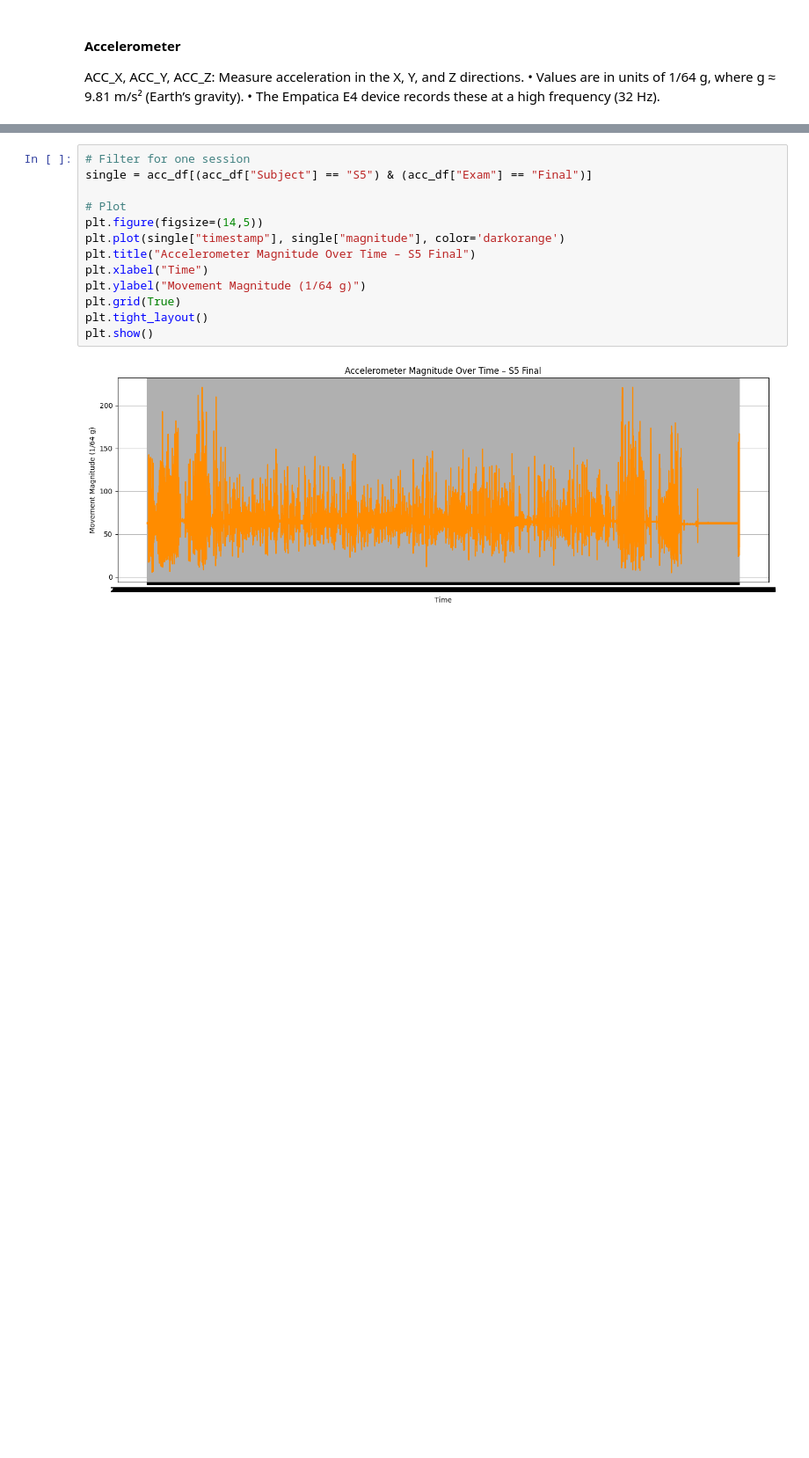
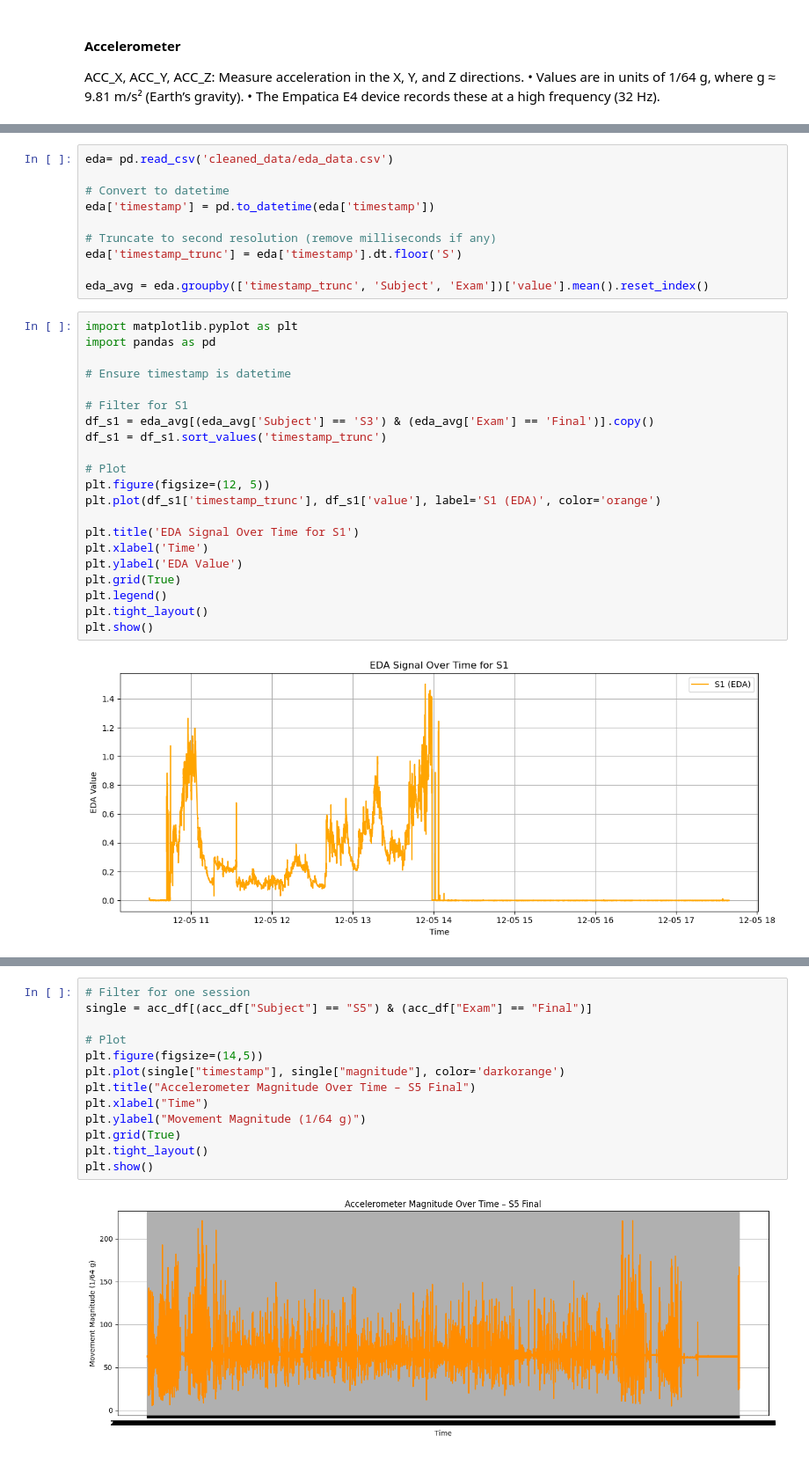
Before and after one commit to TurkiAlrasheed/project3-dsc106, a Jupyter notebook: proj3-EDA.ipynb, the cells around one changed output, grey strips where cells are left out. Shown at 88% size. Cells and saved outputs as stored; diff of their text form; blank space fills up the shorter version.

```diff
--- a/proj3-EDA.ipynb
+++ b/proj3-EDA.ipynb
@@ -240,0 +278,33 @@ acc_df[(acc_df["Subject"] == "S8") & (acc_df["Exam"] == "Final")].sort_values('t
+# %%
+eda= pd.read_csv('cleaned_data/eda_data.csv')
+
+# Convert to datetime
+eda['timestamp'] = pd.to_datetime(eda['timestamp'])
+
+# Truncate to second resolution (remove milliseconds if any)
+eda['timestamp_trunc'] = eda['timestamp'].dt.floor('S')
+
+eda_avg = eda.groupby(['timestamp_trunc', 'Subject', 'Exam'])['value'].mean().reset_index()
+# %%
+import matplotlib.pyplot as plt
+import pandas as pd
+
+# Ensure timestamp is datetime
+
+# Filter for S1
+df_s1 = eda_avg[(eda_avg['Subject'] == 'S3') & (eda_avg['Exam'] == 'Final')].copy()
+df_s1 = df_s1.sort_values('timestamp_trunc')
+
+# Plot
+plt.figure(figsize=(12, 5))
+plt.plot(df_s1['timestamp_trunc'], df_s1['value'], label='S1 (EDA)', color='orange')
+
+plt.title('EDA Signal Over Time for S1')
+plt.xlabel('Time')
+plt.ylabel('EDA Value')
+plt.grid(True)
+plt.legend()
+plt.tight_layout()
+plt.show()
+# %% [output]
+[figure, added]
```
Also changed, not shown: parts of 10 cells of this notebook.
